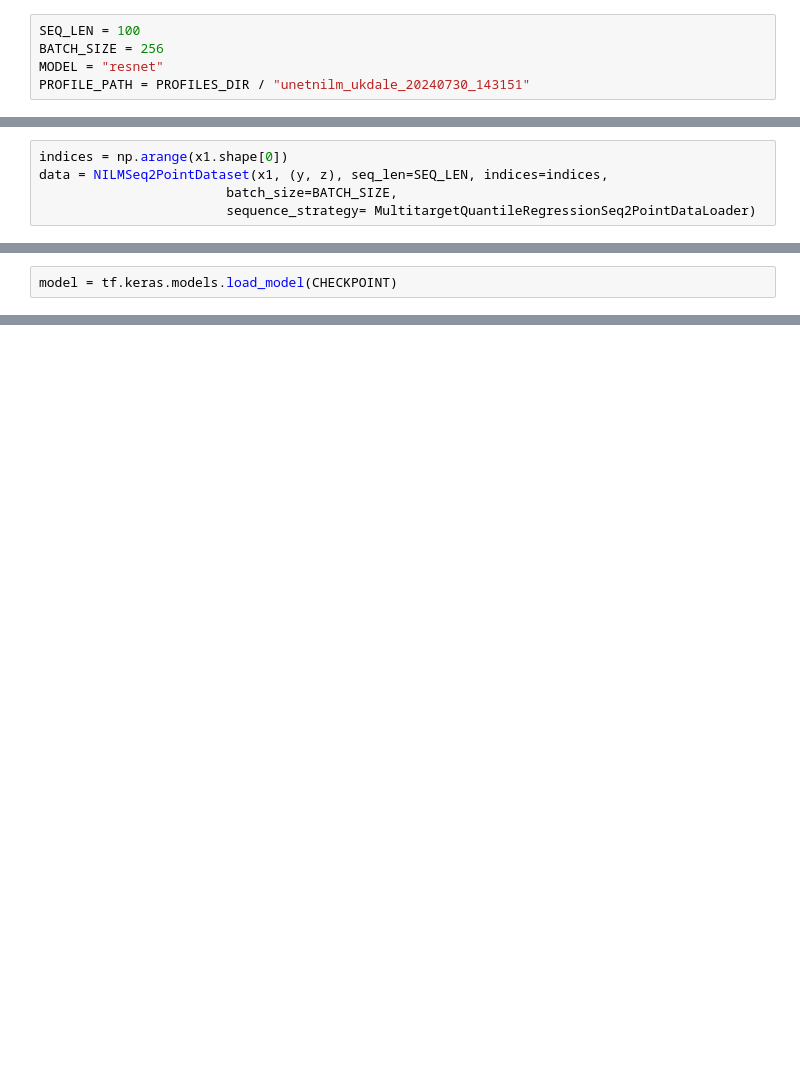
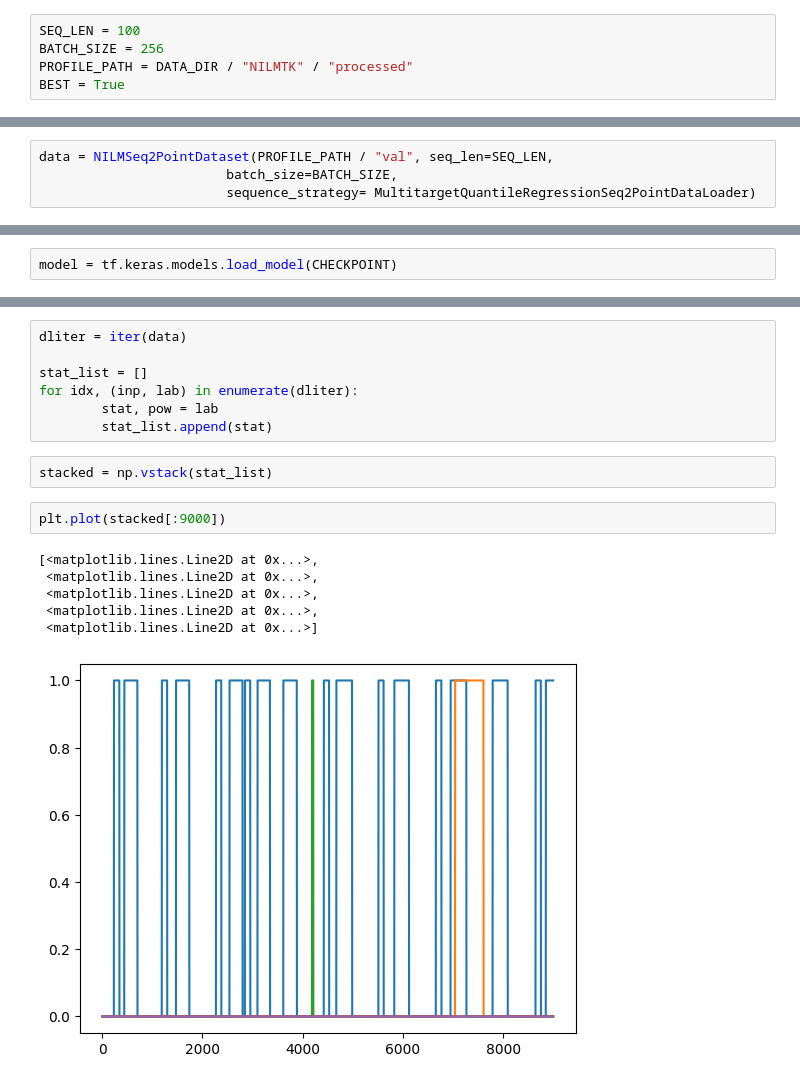
Before and after one commit to MarielTinaco/nilm-tools, a Jupyter notebook: notebooks/TF_Evaluation.ipynb, the cells around one changed output, grey strips where cells are left out. Drawn from its saved outputs; the diff is of its cells as text; blank space fills up the shorter version.

```diff
--- a/notebooks/TF_Evaluation.ipynb
+++ b/notebooks/TF_Evaluation.ipynb
@@ -21,5 +21,5 @@ from adinilm.src.tf_nilm.models import simple_seq2point
 # %%
 SEQ_LEN = 100
 BATCH_SIZE = 256
-MODEL = "resnet"
-PROFILE_PATH = PROFILES_DIR / "unetnilm_ukdale_20240730_143151"
+PROFILE_PATH = DATA_DIR / "NILMTK" / "processed"
+BEST = True
@@ -28,5 +26,4 @@ profile, x1, x2, y, z = ProfileHandler.read(PROFILE_PATH, subdir="training")
 # %%
-indices = np.arange(x1.shape[0])
-data = NILMSeq2PointDataset(x1, (y, z), seq_len=SEQ_LEN, indices=indices,
+data = NILMSeq2PointDataset(PROFILE_PATH / "val", seq_len=SEQ_LEN,
                         batch_size=BATCH_SIZE,
                         sequence_strategy= MultitargetQuantileRegressionSeq2PointDataLoader)
@@ -40,0 +68,18 @@ ret = model.evaluate(data, batch_size=BATCH_SIZE)
+# %%
+dliter = iter(data)
+
+stat_list = []
+for idx, (inp, lab) in enumerate(dliter):
+        stat, pow = lab
+        stat_list.append(stat)
+# %%
+stacked = np.vstack(stat_list)
+# %%
+plt.plot(stacked[:9000])
+# %% [output]
+[<matplotlib.lines.Line2D at 0x...>,
+ <matplotlib.lines.Line2D at 0x...>,
+ <matplotlib.lines.Line2D at 0x...>,
+ <matplotlib.lines.Line2D at 0x...>,
+ <matplotlib.lines.Line2D at 0x...>]
+[figure, added]
```
Also changed, not shown: parts of 11 cells of this notebook, 1 other file.
